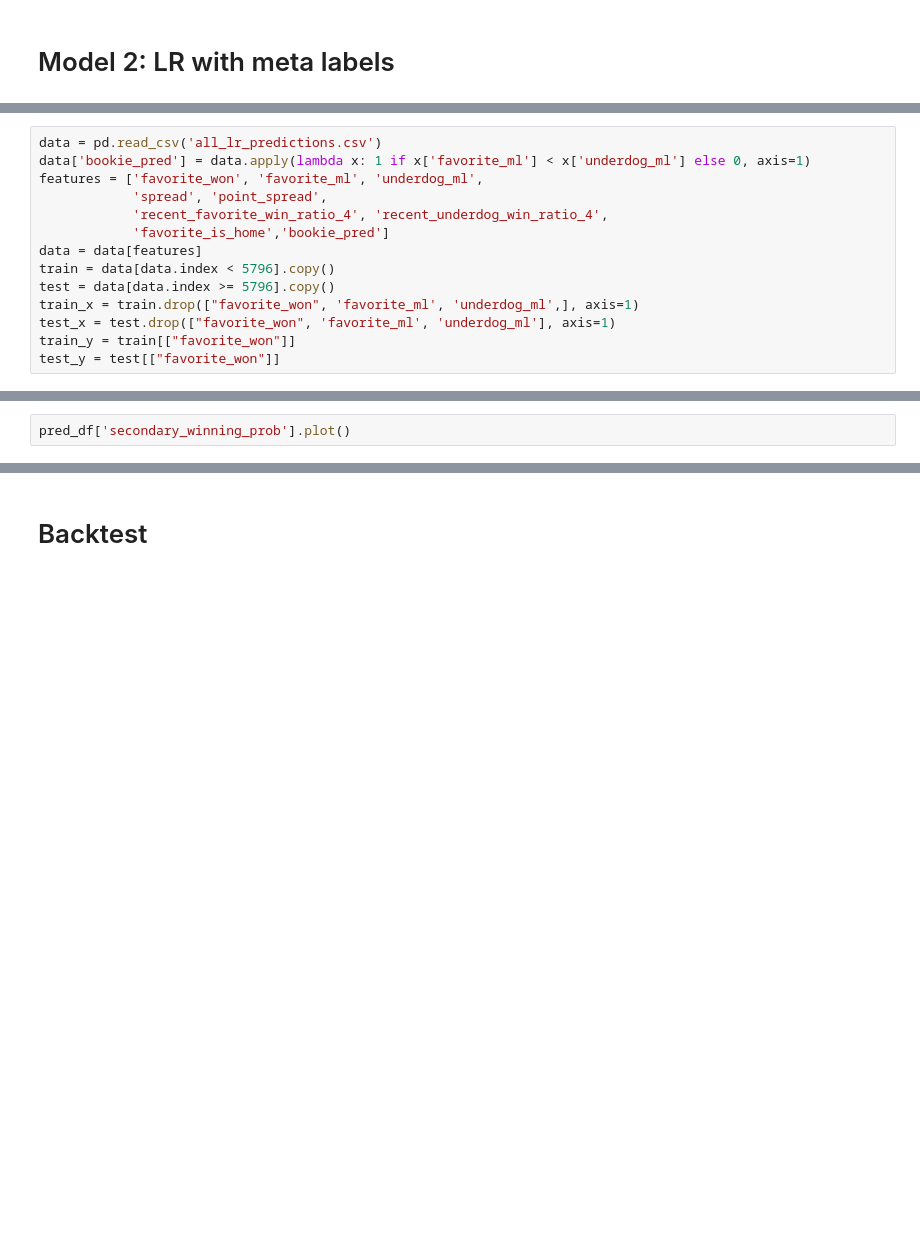
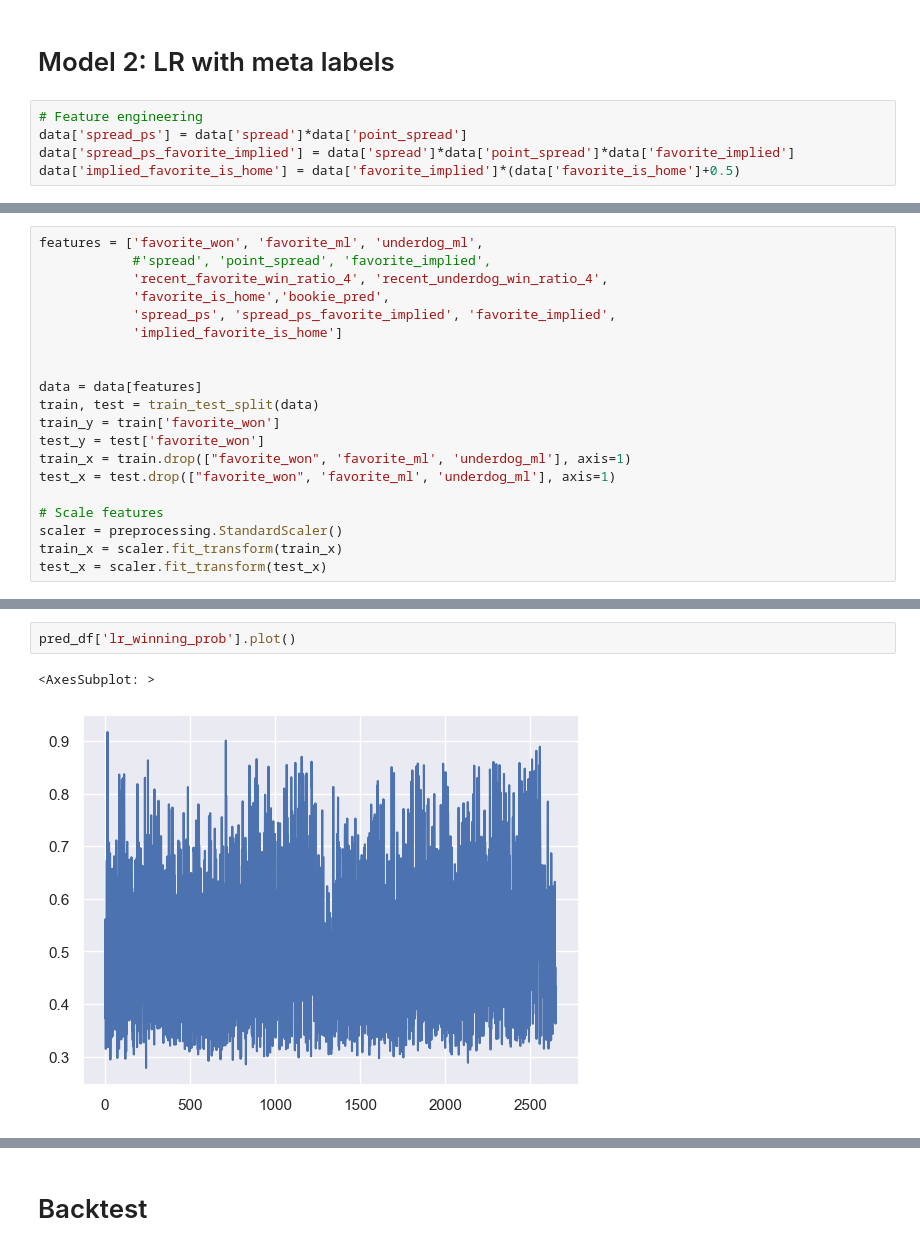
Before and after one commit to wtp43/NBA-Machine-Learning-Research, a Jupyter notebook: Meta-Labeling.ipynb, the cells around one changed output, grey strips where cells are left out. Drawn from its saved outputs; the diff is of its cells as text; blank space fills up the shorter version.

Commit message:
Metalabeling with bookie predictions

```diff
--- a/Meta-Labeling.ipynb
+++ b/Meta-Labeling.ipynb
@@ -358,2 +278,7 @@ time: 1.13 ms (started: 2023-02-19 17:12:31 -05:00)
 # %% [markdown]
 # Model 2: LR with meta labels
+# %%
+# Feature engineering
+data['spread_ps'] = data['spread']*data['point_spread']
+data['spread_ps_favorite_implied'] = data['spread']*data['point_spread']*data['favorite_implied']
+data['implied_favorite_is_home'] = data['favorite_implied']*(data['favorite_is_home']+0.5)
@@ -360,15 +287,21 @@ time: 1.13 ms (started: 2023-02-19 17:12:31 -05:00)
 # %%
-data = pd.read_csv('all_lr_predictions.csv')
-data['bookie_pred'] = data.apply(lambda x: 1 if x['favorite_ml'] < x['underdog_ml'] else 0, axis=1)
 features = ['favorite_won', 'favorite_ml', 'underdog_ml',
-            'spread', 'point_spread',
+            #'spread', 'point_spread', 'favorite_implied',
             'recent_favorite_win_ratio_4', 'recent_underdog_win_ratio_4',
-            'favorite_is_home','bookie_pred']
+            'favorite_is_home','bookie_pred',
+            'spread_ps', 'spread_ps_favorite_implied', 'favorite_implied',
+            'implied_favorite_is_home']
+
+
 data = data[features]
-train = data[data.index < 5796].copy()
-test = data[data.index >= 5796].copy()
-train_x = train.drop(["favorite_won", 'favorite_ml', 'underdog_ml',], axis=1)
+train, test = train_test_split(data)
+train_y = train['favorite_won']
+test_y = test['favorite_won']
+train_x = train.drop(["favorite_won", 'favorite_ml', 'underdog_ml'], axis=1)
 test_x = test.drop(["favorite_won", 'favorite_ml', 'underdog_ml'], axis=1)
-train_y = train[["favorite_won"]]
-test_y = test[["favorite_won"]]
+
+# Scale features
+scaler = preprocessing.StandardScaler()
+train_x = scaler.fit_transform(train_x)
+test_x = scaler.fit_transform(test_x)
 # %% [output]
@@ -473,2 +431,5 @@ time: 1.45 ms (started: 2023-02-19 15:42:03 -05:00)
 # %%
-pred_df['secondary_winning_prob'].plot()
+pred_df['lr_winning_prob'].plot()
+# %% [output]
+<AxesSubplot: >
+[figure, added]
```
Also changed, not shown: parts of 24 cells of this notebook.
